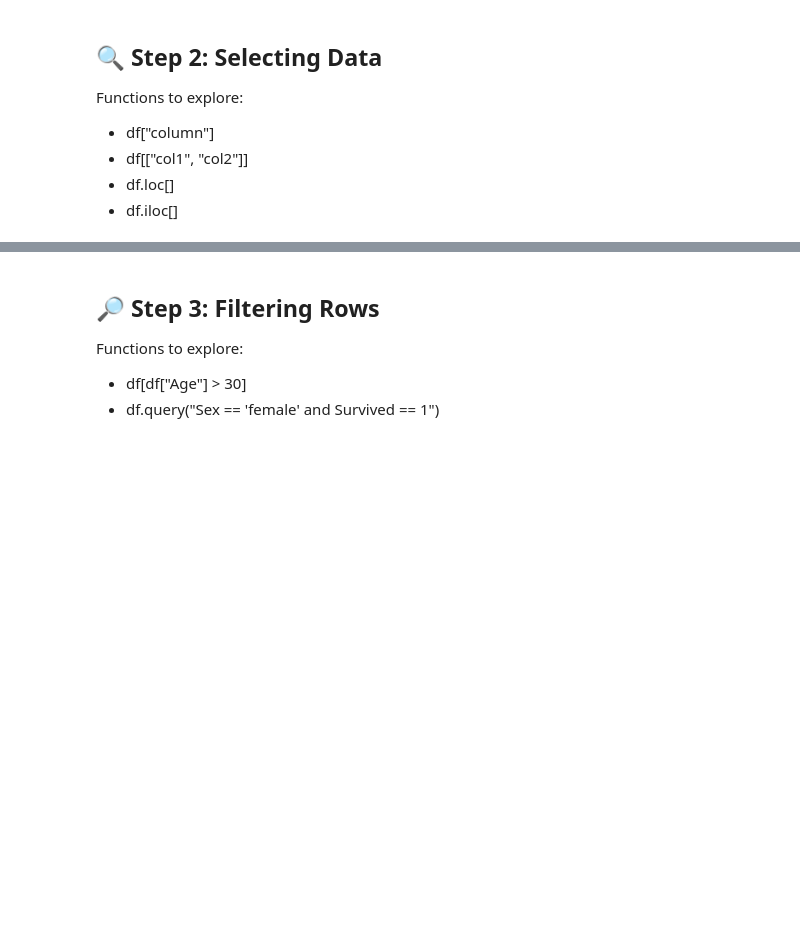
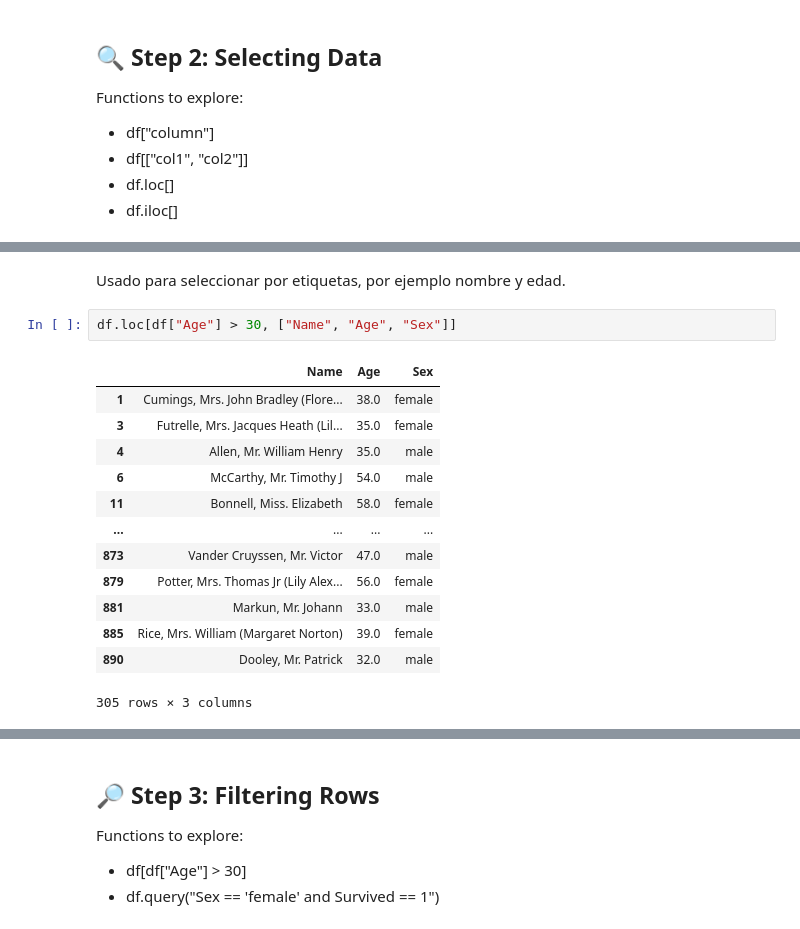
Before and after one commit to GabriTenreiro/TitanicTask, a Jupyter notebook: Titanic_Pandas_Practice_Notebook.ipynb, the cells around one changed output, grey strips where cells are left out. Saved outputs shown, nothing was run; the diff lists cells and outputs as text; blank space fills up the shorter version.

```diff
--- a/Titanic_Pandas_Practice_Notebook.ipynb
+++ b/Titanic_Pandas_Practice_Notebook.ipynb
@@ -118,0 +267,18 @@ df[["Sex", "Age", "Survived"]].head()
+# %% [markdown]
+Usado para seleccionar por etiquetas, por ejemplo nombre y edad.
+# %%
+df.loc[df["Age"] > 30, ["Name", "Age", "Sex"]]
+# %% [output]
+|  | Name | Age | Sex |
+| 1 | Cumings, Mrs. John Bradley (Flore... | 38.0 | female |
+| 3 | Futrelle, Mrs. Jacques Heath (Lil... | 35.0 | female |
+| 4 | Allen, Mr. William Henry | 35.0 | male |
+| 6 | McCarthy, Mr. Timothy J | 54.0 | male |
+| 11 | Bonnell, Miss. Elizabeth | 58.0 | female |
+| ... | ... | ... | ... |
+| 873 | Vander Cruyssen, Mr. Victor | 47.0 | male |
+| 879 | Potter, Mrs. Thomas Jr (Lily Alex... | 56.0 | female |
+| 881 | Markun, Mr. Johann | 33.0 | male |
+| 885 | Rice, Mrs. William (Margaret Norton) | 39.0 | female |
+| 890 | Dooley, Mr. Patrick | 32.0 | male |
+305 rows × 3 columns
```
Also changed, not shown: parts of 34 cells of this notebook, 1 other file.
